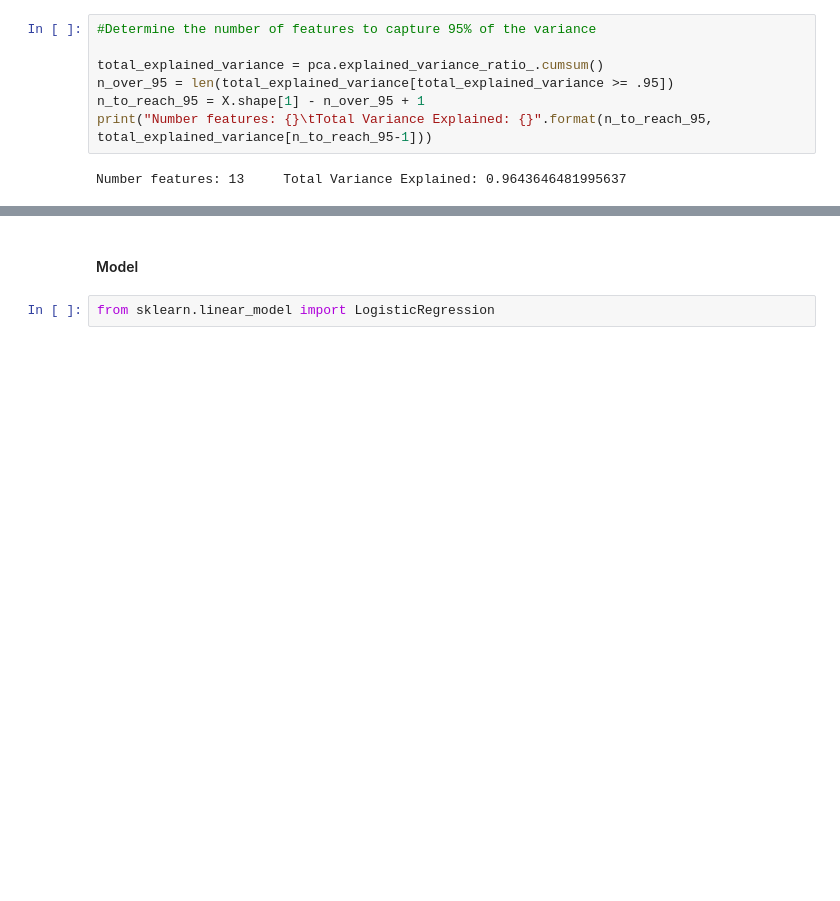
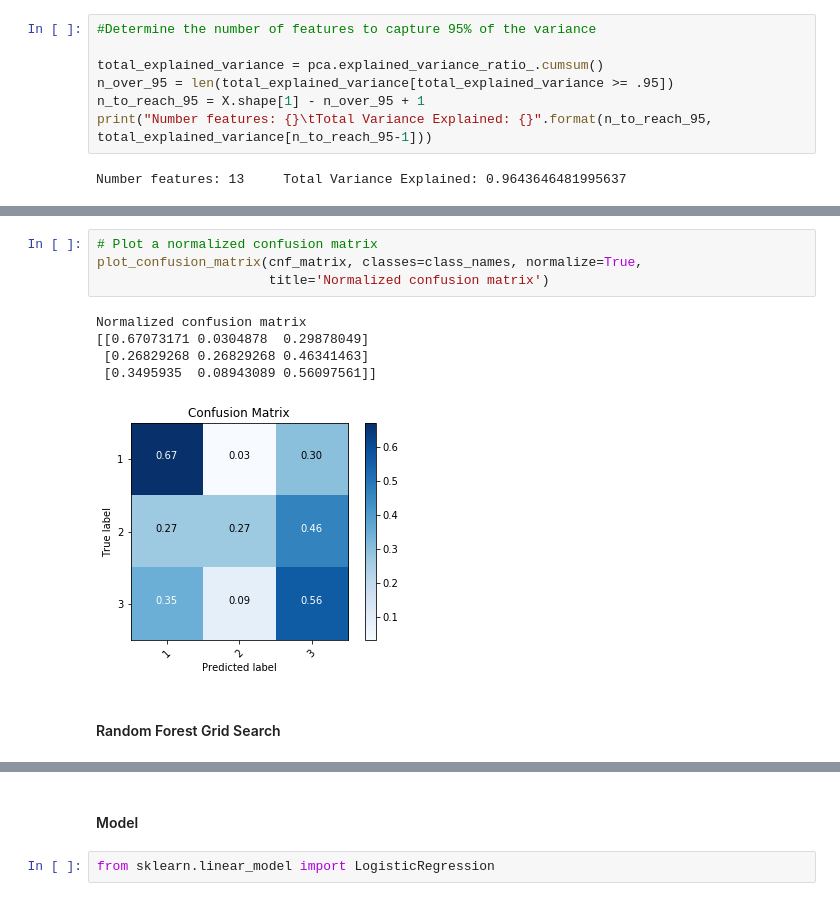
Before and after one commit to taramullin/ClassificationModel, a Jupyter notebook: Classification ML Model.ipynb, the cells around one changed output, grey strips where cells are left out. Saved outputs shown, nothing was run; the diff lists cells and outputs as text; blank space fills up the shorter version.

```diff
--- a/Classification ML Model.ipynb
+++ b/Classification ML Model.ipynb
@@ -267,0 +893,12 @@ Number features: 13     Total Variance Explained: 0.9643646481995637
+# %%
+# Plot a normalized confusion matrix
+plot_confusion_matrix(cnf_matrix, classes=class_names, normalize=True,
+                      title='Normalized confusion matrix')
+# %% [output]
+Normalized confusion matrix
+[[0.67073171 0.0304878  0.29878049]
+ [0.26829268 0.26829268 0.46341463]
+ [0.3495935  0.08943089 0.56097561]]
+[figure, added]
+# %% [markdown]
+#### Random Forest Grid Search
```
Also changed, not shown: parts of 119 cells of this notebook.
